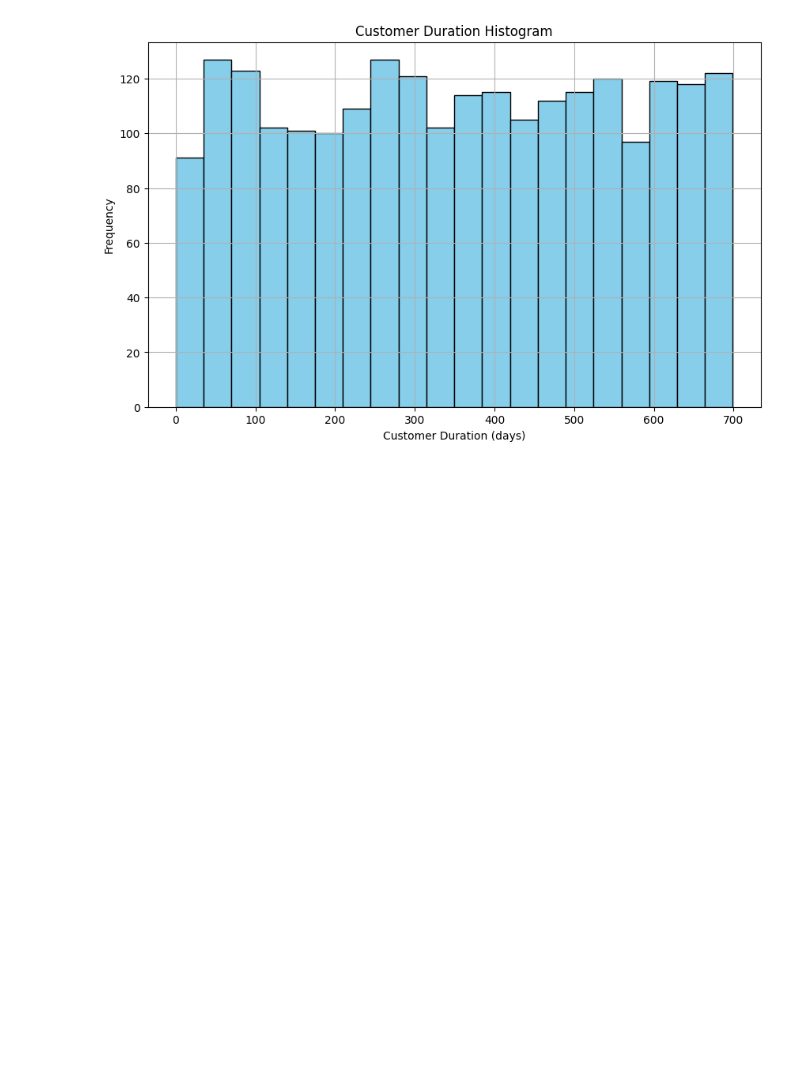
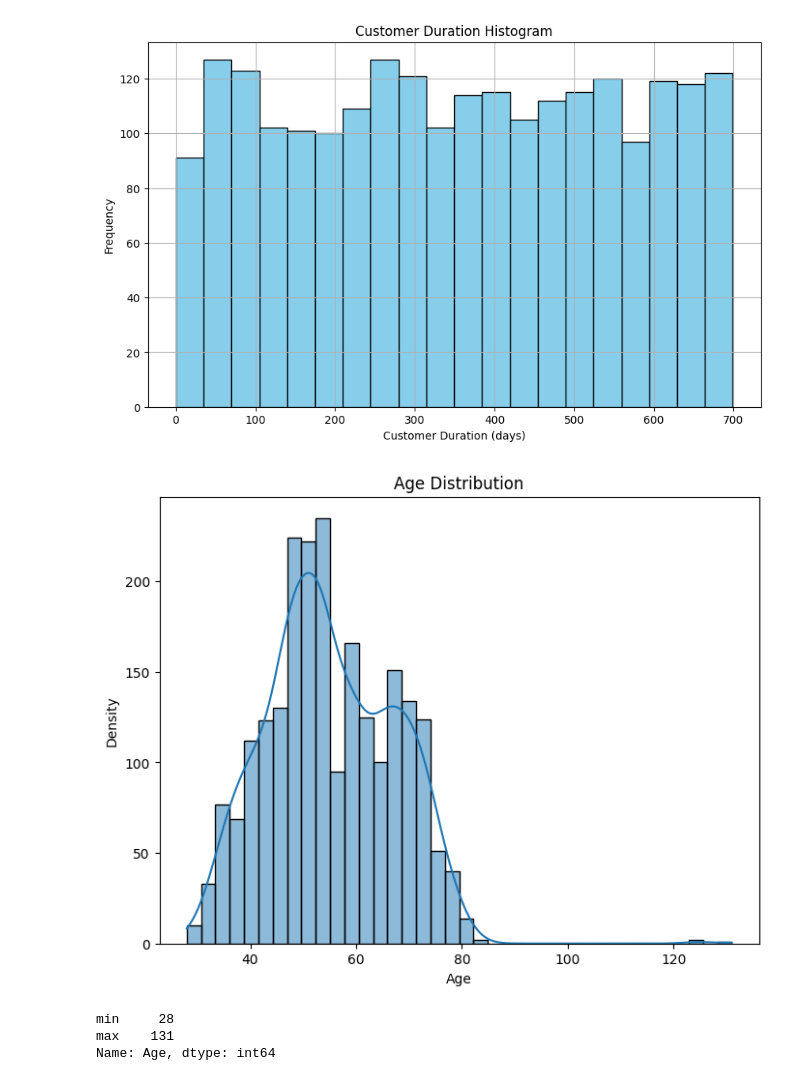
Before and after one commit to Saba-a11/Machine-Learning, a Jupyter notebook: CustomerPersonalityAnalysis.ipynb, the cells around one changed output. Cells and saved outputs as stored; diff of their text form; code cells hidden in the pictures; blank space fills up the shorter version.

```diff
--- a/CustomerPersonalityAnalysis.ipynb
+++ b/CustomerPersonalityAnalysis.ipynb
@@ -107,5 +107,24 @@ df.describe(include=['O'])
 | unique | 5 | 8 | 663 |
 | top | Graduation | Married | 31-08-2012 |
 | freq | 1127 | 864 | 12 |
+# %%
+# For clarity
+
+df = df.rename(
+    columns={
+        "MntWines": "Wines",
+        "MntFruits": "Fruits",
+        "MntMeatProducts": "Meat",
+        "MntFishProducts": "Fish",
+        "MntSweetProducts": "Sweets",
+        "MntGoldProds": "Gold",
+        'AcceptedCmp1': 'Cmp1',
+        'AcceptedCmp2': 'Cmp2',
+        'AcceptedCmp3': 'Cmp3',
+        'AcceptedCmp4': 'Cmp4',
+        'AcceptedCmp5': 'Cmp5',
+
+    }
+)
 # %%
 columns_of_interest = ['Year_Birth', 'Income', 'Kidhome', 'Teenhome', 'Recency', 'Complain',
@@ -251,3 +269,24 @@ plt.grid(True)
 plt.show()
 # %% [output]
 [figure]
+# %%
+# Create new column Age
+
+df["Age"] = 2024 - df["Year_Birth"]
+# %%
+# Plotting the 'Age' column
+
+plt.figure(figsize=(8, 6))
+sns.histplot(data=df, x="Age", kde=True, fill=True)
+plt.title("Age Distribution")
+plt.xlabel("Age")
+plt.ylabel("Density")
+plt.show()
+# %% [output]
+[figure, added]
+# %%
+df['Age'].agg(['min', 'max'])
+# %% [output]
+min     28
+max    131
+Name: Age, dtype: int64
```
Also changed, not shown: parts of 11 cells of this notebook.
